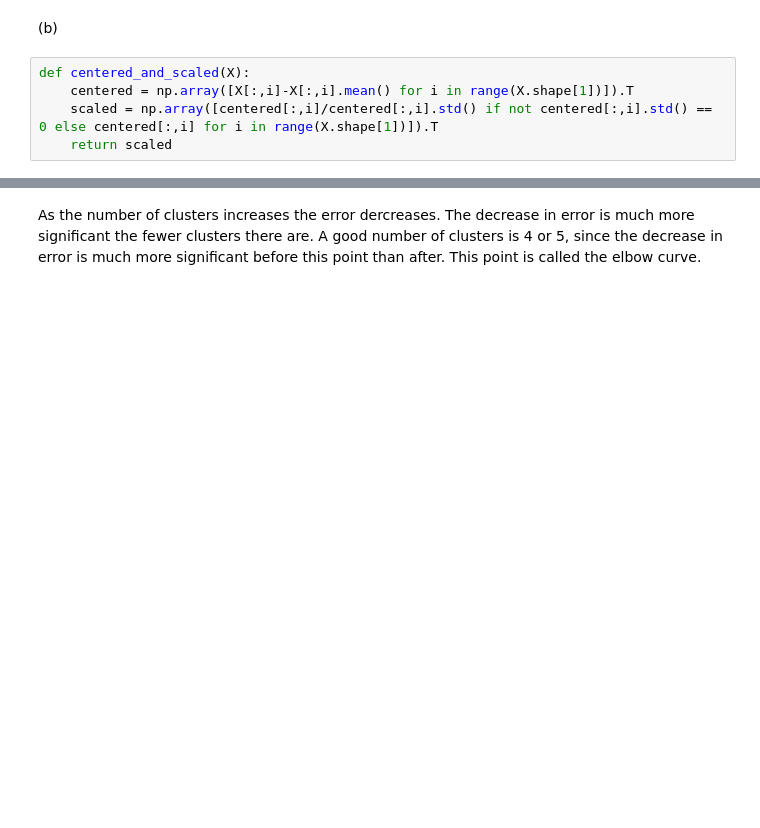
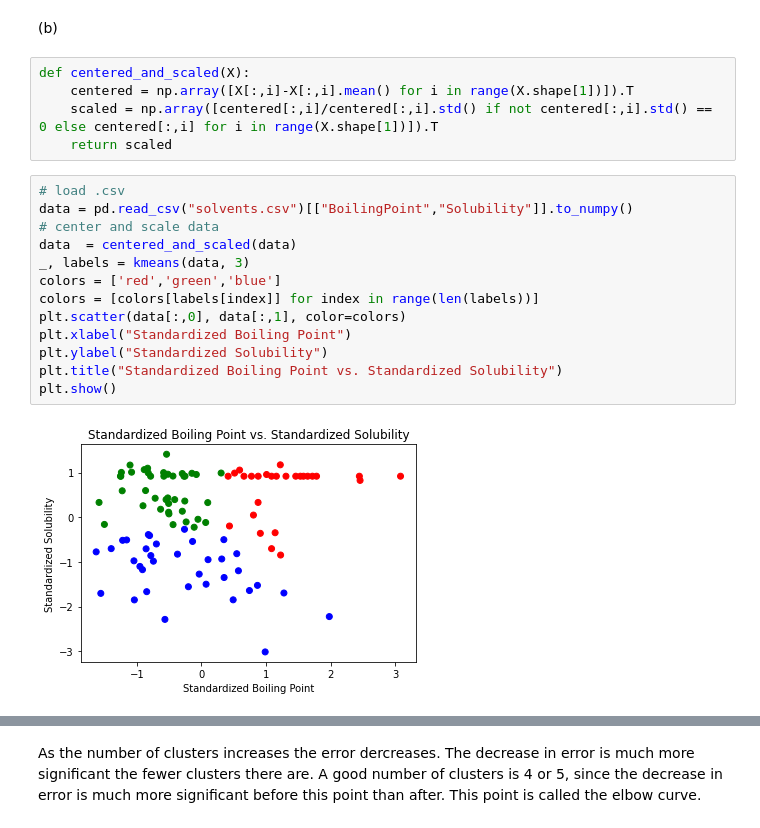
Before and after one commit to ethanharvey98/MATH123-HW4, a Jupyter notebook: src/MATH123-HW4.ipynb, the cells around one changed output, grey strips where cells are left out. Cells and saved outputs as stored; diff of their text form; blank space fills up the shorter version.

```diff
--- a/src/MATH123-HW4.ipynb
+++ b/src/MATH123-HW4.ipynb
@@ -51,4 +51,19 @@ def centered_and_scaled(X):
     centered = np.array([X[:,i]-X[:,i].mean() for i in range(X.shape[1])]).T
     scaled = np.array([centered[:,i]/centered[:,i].std() if not centered[:,i].std() == 0 else centered[:,i] for i in range(X.shape[1])]).T
     return scaled
+# %%
+# load .csv
+data = pd.read_csv("solvents.csv")[["BoilingPoint","Solubility"]].to_numpy()
+# center and scale data
+data  = centered_and_scaled(data)
+_, labels = kmeans(data, 3)
+colors = ['red','green','blue']
+colors = [colors[labels[index]] for index in range(len(labels))]
+plt.scatter(data[:,0], data[:,1], color=colors)
+plt.xlabel("Standardized Boiling Point")
+plt.ylabel("Standardized Solubility")
+plt.title("Standardized Boiling Point vs. Standardized Solubility")
+plt.show()
+# %% [output]
+[figure, added]
 # %%
```
Also changed, not shown: parts of 5 cells of this notebook.
